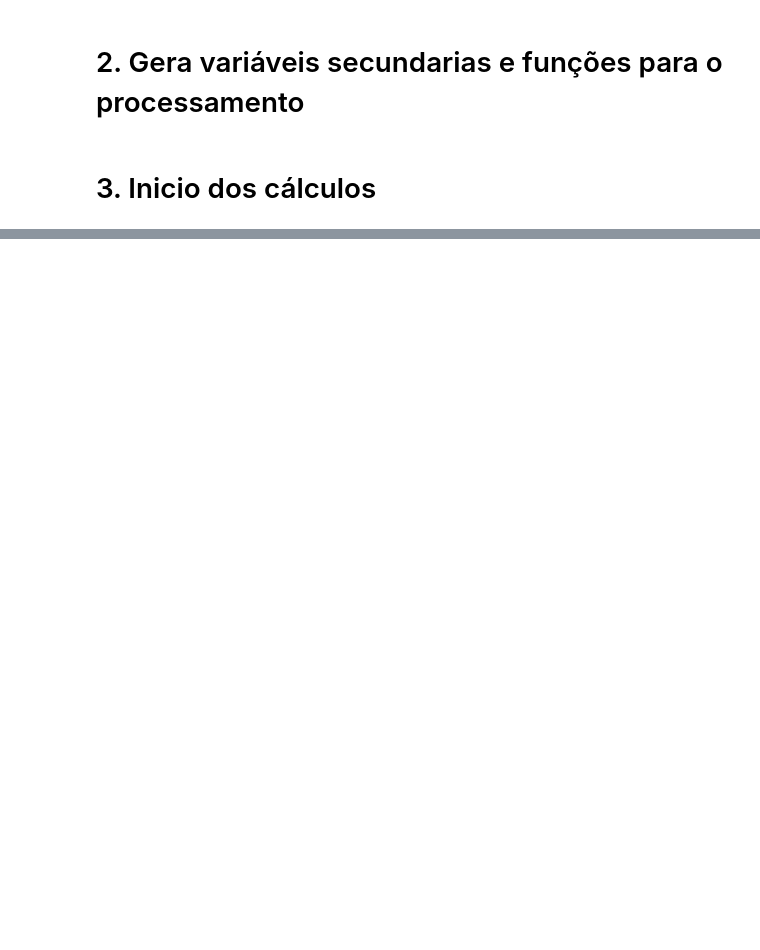
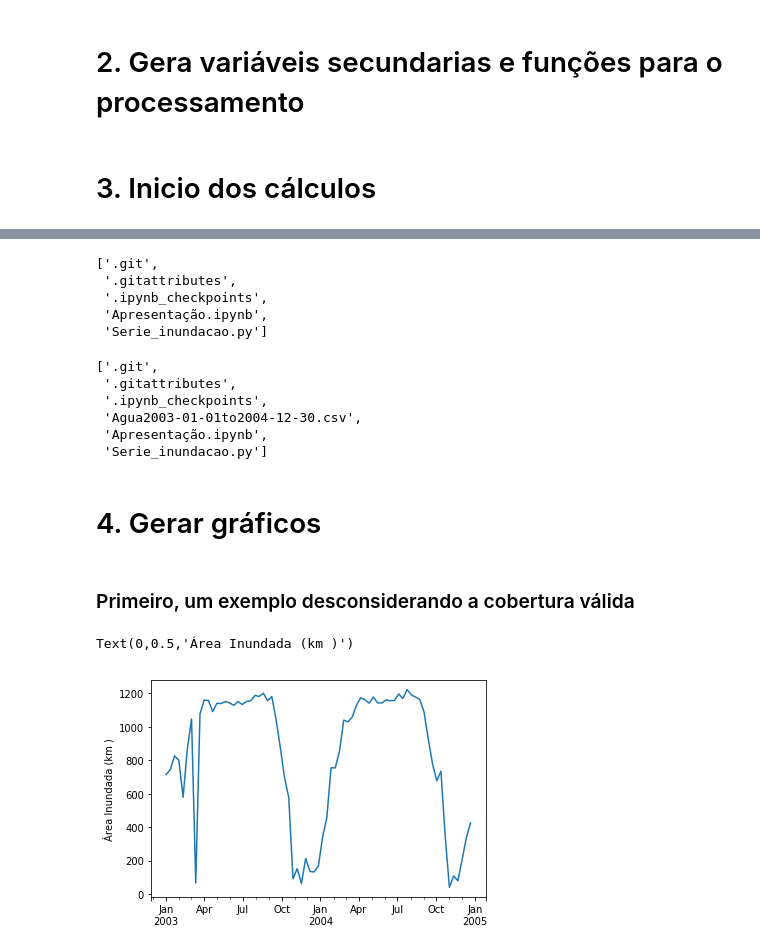
Before and after one commit to PhilipeRLeal/Serie-Temporal-de-Areas-Inundadas, a Jupyter notebook: Apresentação.ipynb, the cells around one changed output, grey strips where cells are left out. Cells and saved outputs as stored; diff of their text form; code cells hidden in the pictures; blank space fills up the shorter version.

```diff
--- a/Apresentação.ipynb
+++ b/Apresentação.ipynb
@@ -16,11 +17,12 @@ ee.Initialize()
 # %%
 Geom = r"C:\Users\Edson\Documents\MEGAsync\ser\ser300\proj_geoprocessamento\lago.shp"  # Poligono da área a ser analisada
+#  Nesse exemplo, será utilizado para o Lago Grande do Curuai (Pará)
 DateStart = (2003, 1, 1)  # Data inicial a série temporal
-DateEnd = (2003, 1, 30)  # Data final da série temporal
+DateEnd = (2004, 12, 30)  # Data final da série temporal
 ResTemp = 10  # Resolução temporal da série temporal (dias para fazer o mosaico)
-Escala = 500  # Escala dos cálculos
+Escala = 500  # Escala espacial
 Proj = 'EPSG:4326'
-SaveImg = False # (True ou False) Diz
+SaveImg = False # (True ou False) Diz se salva as imagens no drive ou não
 # %% [markdown]
 # 2. Gera variáveis secundarias e funções para o processamento
 # %%
@@ -57,6 +59,7 @@ for date in index:  # Controla a data inicial da composição
 
     agua = NDWI.expression("b(0) > 0").mask(pixel_valido)
 
+    # Condição se a resolução temporal é maior que um dia, fazer o mosaico
     if ResTemp > 1:
         mosaico = pd.date_range(dt.datetime(date.year, date.month, date.day), periods=ResTemp)[1:]
         for composicao in mosaico:  # controla a intesecção dos dias no mosaico.
@@ -80,3 +83,30 @@ for date in index:  # Controla a data inicial da composição
             # inundada
             pixel_valido = pixel_valido.reduce(ee.Reducer.max())  # obtem o máximo da composicao, ou seja, se ja ocorreu
             # alguma vez pixel válido
+
+    #  Condição para reprojetar a imagem
+    if Proj != False:
+        agua = agua.reproject(Proj, None, Escala)
+        pixel_valido = pixel_valido.reproject(Proj, None, Escala)
+
+    cobertura_agua = agua.reduceRegion(reducer='sum', geometry = Area, scale = Escala) #Soma dos pixels da imagem inundada
+    cobertura_valida = pixel_valido.reduceRegion(reducer='mean', geometry = Area, scale = Escala) #Média da cobertura válida
+
+    Data.loc[date]['Cobertura_Válida'] = cobertura_valida.getInfo()['max'] * 100 #  cálculo da percentagem da
+    #área de pixels válidos
+    Data.loc[date]['Water_cover (km²)'] = (cobertura_agua.getInfo()['max']*(Escala**2)) / (1000**2) #  cálculo
+    # da área coberta por água no mosaico
+
+
+    #Condição para salvar a imagem
+    if SaveImg == True:
+        task_config = dict(description='Agua', region=region)
+        task = ee.batch.Export.image(agua, 'Agua' + date.strftime("%Y-%m-%d"), task_config)
+        task.start()
+
+        task_config = {
+            'description': 'Pixel_validos',
+            'region': region
+        }
+        task = ee.batch.Export.image(pixel_valido, 'P_valido' + date.strftime("%Y-%m-%d"), task_config)
+        task.start()
@@ -82,0 +115,8 @@ for date in index:  # Controla a data inicial da composição
+# %%
+os.listdir()
+# %% [output]
+['.git',
+ '.gitattributes',
+ '.ipynb_checkpoints',
+ 'Apresentação.ipynb',
+ 'Serie_inundacao.py']
@@ -82,0 +125,20 @@ for date in index:  # Controla a data inicial da composição
+# %%
+os.listdir()
+# %% [output]
+['.git',
+ '.gitattributes',
+ '.ipynb_checkpoints',
+ 'Agua2003-01-01to2004-12-30.csv',
+ 'Apresentação.ipynb',
+ 'Serie_inundacao.py']
+# %% [markdown]
+# 4. Gerar gráficos
+# %% [markdown]
+### Primeiro, um exemplo desconsiderando a cobertura válida
+# %%
+import matplotlib.pyplot as plt
+Data['Water_cover (km²)'].plot()
+plt.ylabel('Área Inundada (km )')
+# %% [output]
+Text(0,0.5,'Área Inundada (km )')
+[figure, added]
```
Also changed, not shown: parts of 9 cells of this notebook, 1 other file.
